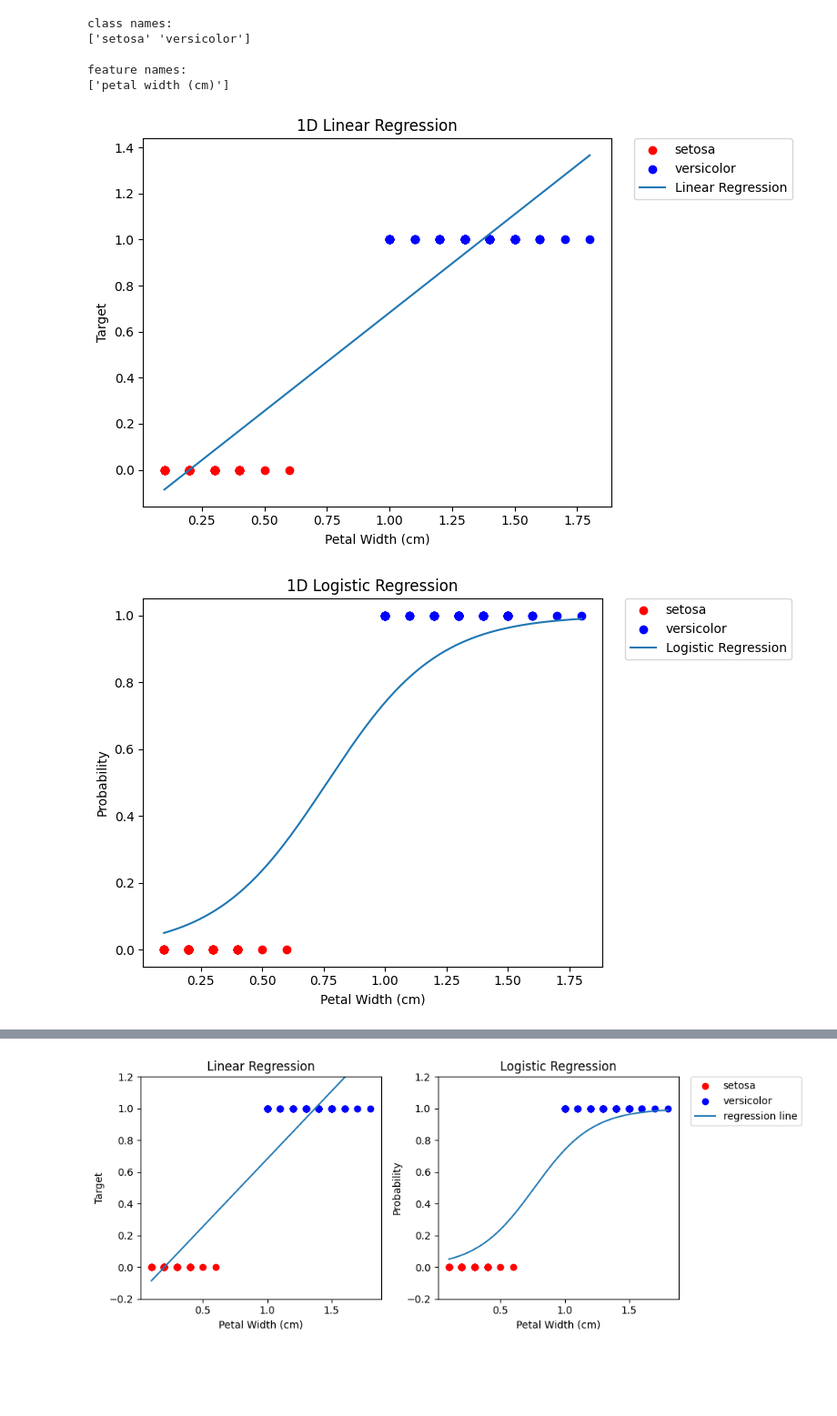
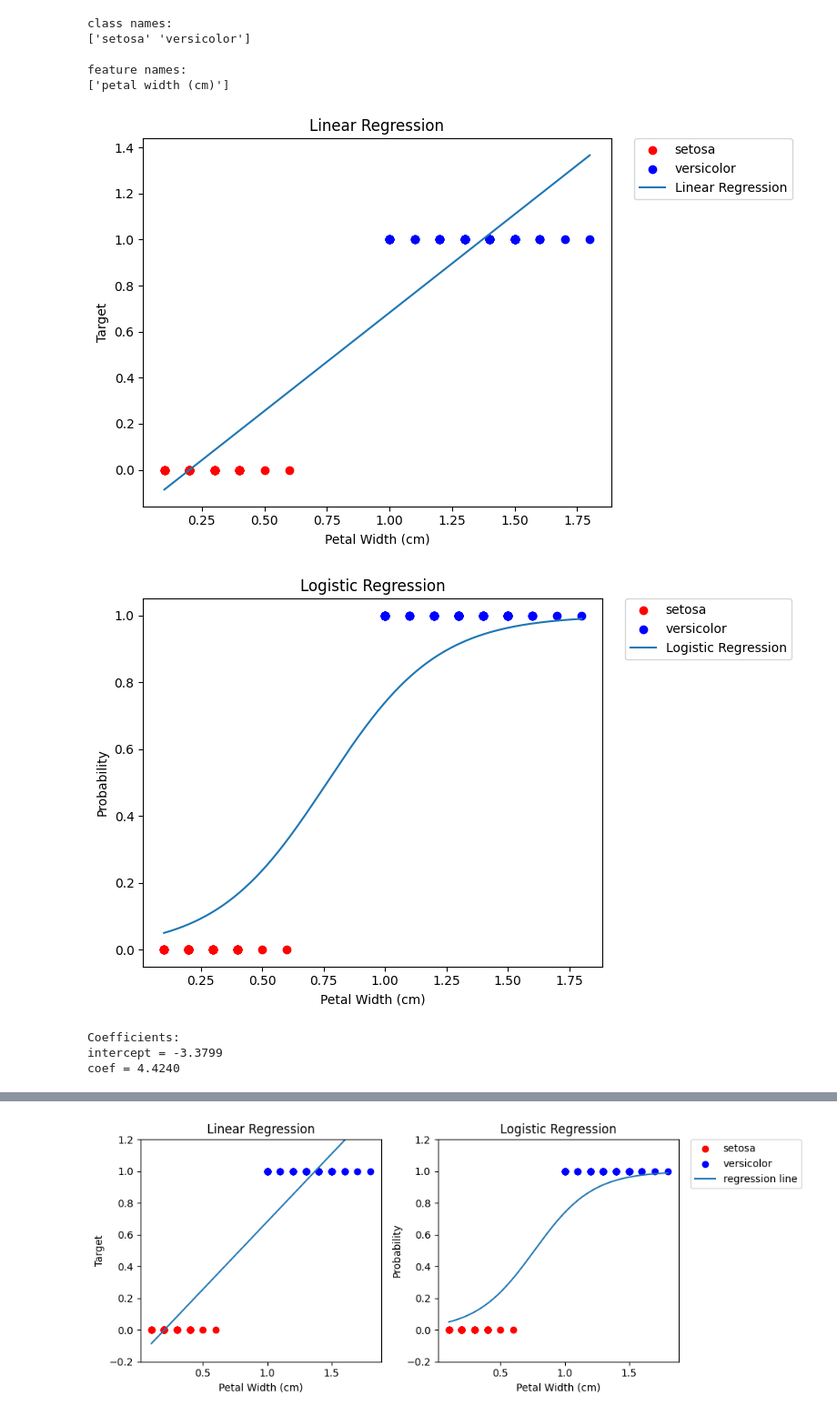
Before and after one commit to Josh-test-lab/logistic-regression-example, a Jupyter notebook: logistic regression.ipynb, the cells around one changed output, grey strips where cells are left out. Shown: that part at 91% size. Drawn from its saved outputs; the diff is of its cells as text; code cells hidden in the pictures; blank space fills up the shorter version.

```diff
--- a/logistic regression.ipynb
+++ b/logistic regression.ipynb
@@ -32,24 +34,24 @@ os.makedirs(output_dir, exist_ok=True)
 # %%
 # linear regression
 lin_reg = LinearRegression()
 lin_reg.fit(X, y)
 x_test = np.linspace(X.min(), X.max(), 300).reshape(-1, 1)
 y_lin_pred = lin_reg.predict(x_test)
 
 plt.figure(figsize=(8, 5))
 plt.scatter(X[y == 0], y[y == 0], color='red', label=class_names[0])
 plt.scatter(X[y == 1], y[y == 1], color='blue', label=class_names[1])
 plt.plot(x_test, y_lin_pred, label='Linear Regression')
 plt.xlabel('Petal Width (cm)')
 plt.ylabel('Target')
-plt.title('1D Linear Regression')
+plt.title('Linear Regression')
 plt.legend(loc='upper left', bbox_to_anchor=(1.05, 1.0), borderaxespad=0)
 plt.tight_layout()
 plt.savefig(os.path.join(output_dir, 'linear.webp'))
 plt.show()
 plt.close()
 # %% [output]
-[figure, old version]
+[figure, new version]
 # %%
 # logistic regression
 log_reg = LogisticRegression()
@@ -62,11 +64,20 @@ plt.scatter(X[y == 1], y[y == 1], color='blue', label=class_names[1])
 plt.plot(x_test, y_log_prob, label='Logistic Regression')
 plt.xlabel('Petal Width (cm)')
 plt.ylabel('Probability')
-plt.title('1D Logistic Regression')
+plt.title('Logistic Regression')
 plt.legend(loc='upper left', bbox_to_anchor=(1.05, 1.0), borderaxespad=0)
 plt.tight_layout()
 plt.savefig(os.path.join(output_dir, 'logistic.webp'))
 plt.show()
 plt.close()
 # %% [output]
-[figure, old version]
+[figure, new version]
+# %%
+# logistic regression coefficients
+coef = log_reg.coef_[0][0]
+intercept = log_reg.intercept_[0]
+print(f'\nCoefficients:\nintercept = {intercept:.4f}\ncoef = {coef:.4f}')
+# %% [output]
+Coefficients:
+intercept = -3.3799
+coef = 4.4240
```
Also changed, not shown: parts of 3 cells of this notebook, 2 other files.
